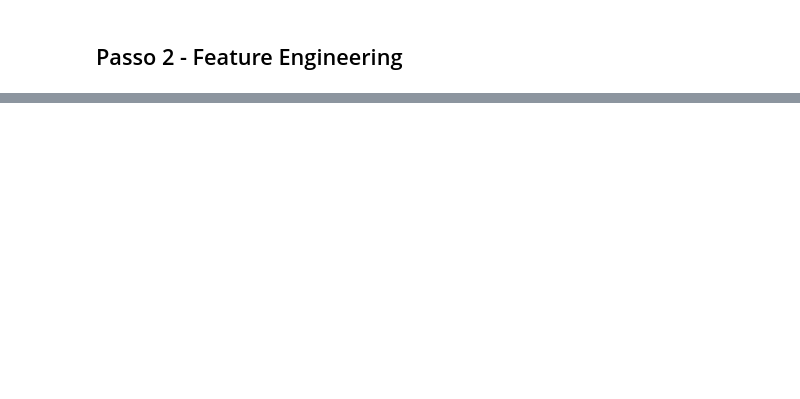
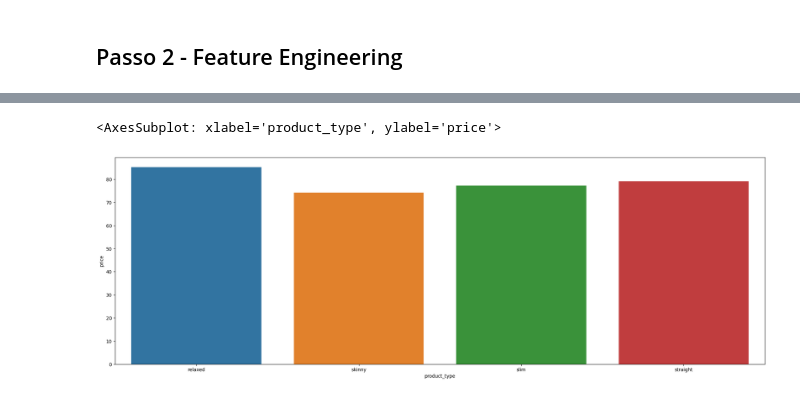
Before and after one commit to BrenoTeixeira/star_jeans_ETL_and_visualization, a Jupyter notebook: EDA.ipynb, the cells around one changed output, grey strips where cells are left out. Drawn from its saved outputs; the diff is of its cells as text; code cells hidden in the pictures; blank space fills up the shorter version.

```diff
--- a/EDA.ipynb
+++ b/EDA.ipynb
@@ -166,0 +271,2 @@ df_aux[['product_id', 'product_name',  'color_name', 'price']].groupby([ 'produc
+# %%
+df_macys1['scrap_datetime'] = pd.to_datetime(df_hm1['scrap_datetime'])
@@ -166,0 +317,2 @@ df_aux[['product_id', 'product_name',  'color_name', 'price']].groupby([ 'produc
+# %%
+df_macys2 = df_macys1.drop(columns=['size'])
@@ -166,0 +335,9 @@ df_aux[['product_id', 'product_name',  'color_name', 'price']].groupby([ 'produc
+# %%
+df_macys2['year'] = df_macys2['scrap_datetime'].dt.year
+df_macys2['month'] = df_macys2['scrap_datetime'].dt.month
+df_macys2['day'] = df_macys2['scrap_datetime'].dt.day
+df_macys2['week'] = df_macys2['scrap_datetime'].dt.isocalendar().week
+df_macys2['week_day'] = df_macys2['scrap_datetime'].dt.weekday
+df_macys2['hour'] = df_macys2['scrap_datetime'].dt.hour
+df_macys2['minute'] = df_macys2['scrap_datetime'].dt.minute
+df_macys2['month_day'] = df_macys2['scrap_datetime'].dt.strftime('%m-%d')
@@ -166,0 +354,10 @@ df_aux[['product_id', 'product_name',  'color_name', 'price']].groupby([ 'produc
+# %%
+df_aux_mean = df_macys2[['product_type', 'price']].groupby('product_type').mean().reset_index()
+df_aux_min = df_macys2[['product_type', 'price']].groupby('product_type').min().reset_index()
+df_aux_max = df_macys2[['product_type', 'price']].groupby('product_type').max().reset_index()
+# %%
+plt.figure(figsize=(25, 8))
+sns.barplot(data=df_aux_mean, x='product_type', y='price')
+# %% [output]
+<AxesSubplot: xlabel='product_type', ylabel='price'>
+[figure, added]
```
Also changed, not shown: parts of 61 cells of this notebook, 4 other files.
